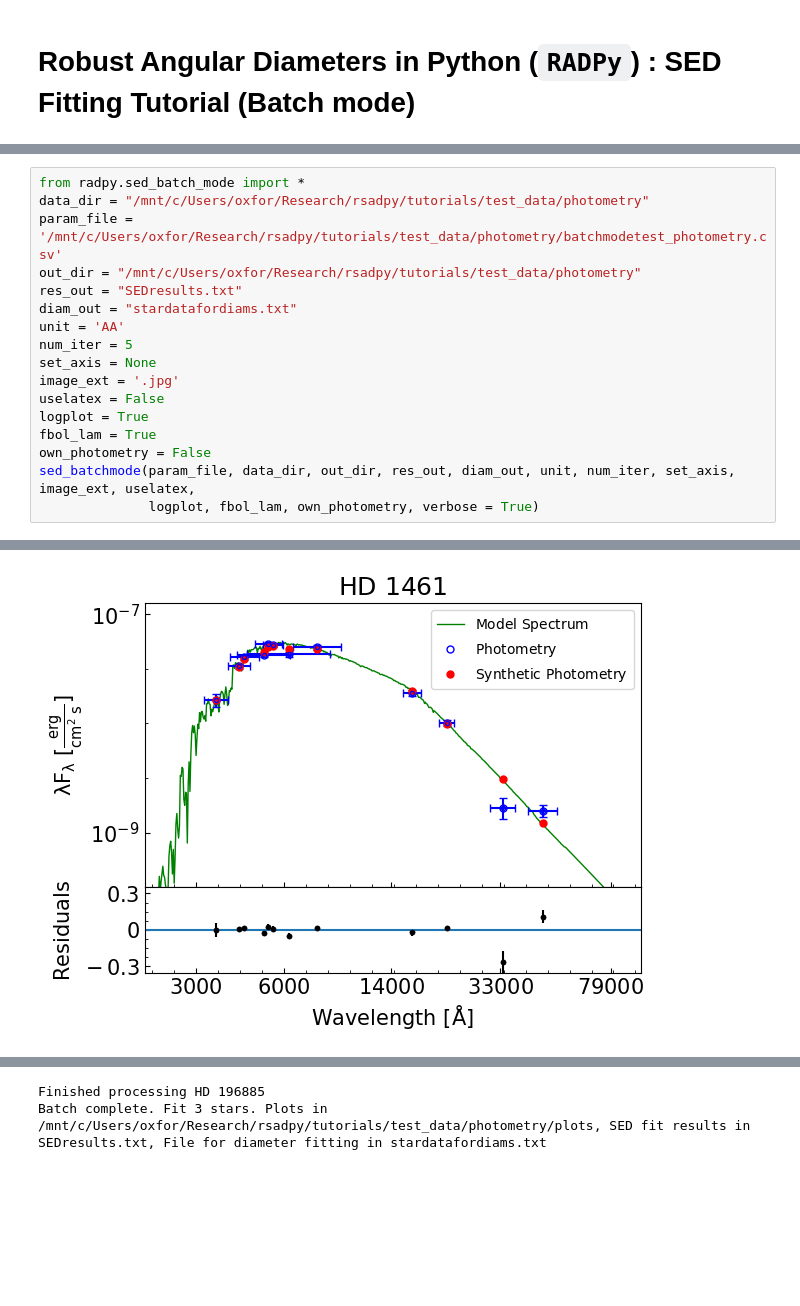
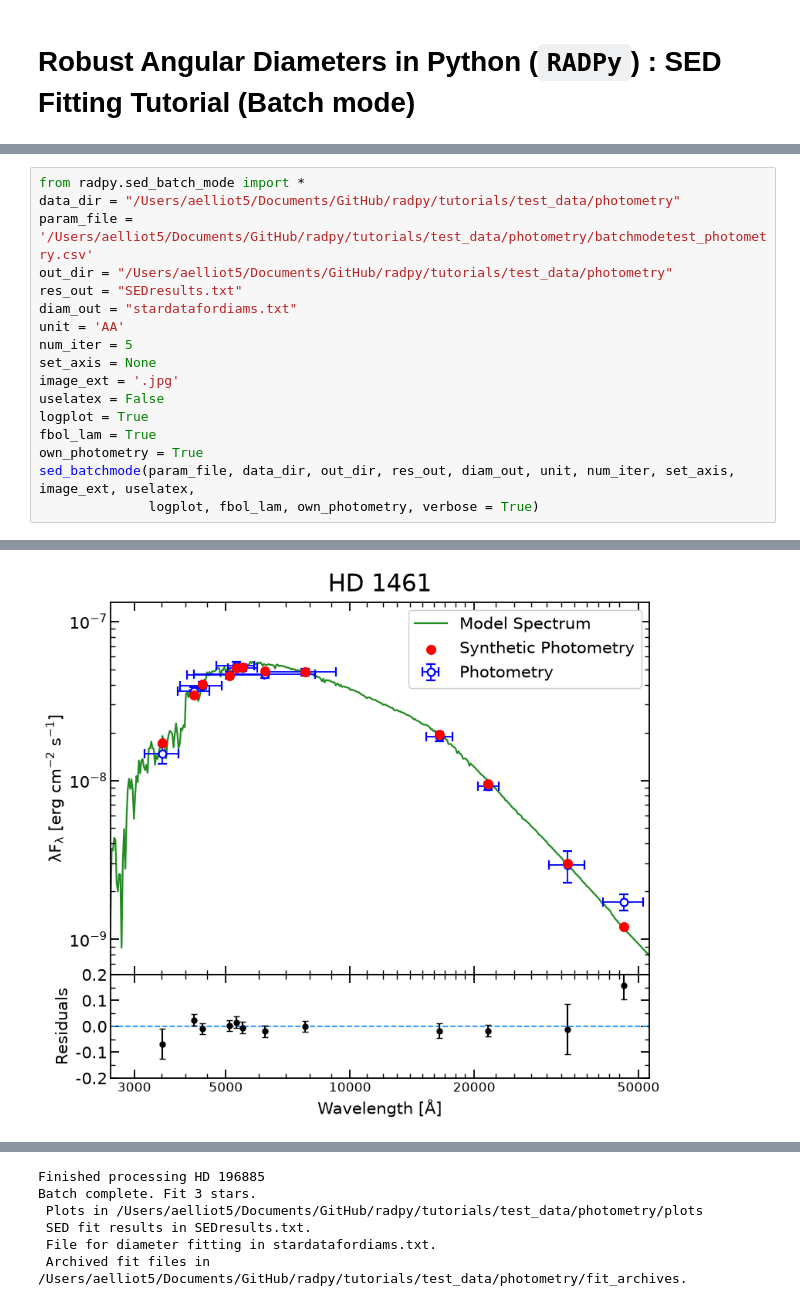
Before and after one commit to spaceashley/radpy, a Jupyter notebook: tutorials/SEDFittingTutorial_BatchMode.ipynb, the cells around one changed output, grey strips where cells are left out. Cells and saved outputs as stored; diff of their text form; blank space fills up the shorter version.

Commit message:
Updated the SED fitting tutorial notebooks with the new changes made to the code.

```diff
--- a/tutorials/SEDFittingTutorial_BatchMode.ipynb
+++ b/tutorials/SEDFittingTutorial_BatchMode.ipynb
@@ -271,9 +283,9 @@ After running `sed_batchmode()`, your SED fits will be saved in the file extensi
 If you chose to let `RADPy` extract photometry for you, I highly recommend inspecting the photometry it pulled, especially if the SED fits look odd. If you find that something isn't correct in the photometry file, remove or add photometry values to the files following the same filter name as the template in the single mode tutorial. Save the file and re-run `sed_batchmode()` and set the `own_photometry` flag to `True`.
 # %%
 from radpy.sed_batch_mode import *
-data_dir = "/mnt/c/Users/oxfor/Research/rsadpy/tutorials/test_data/photometry"
-param_file = '/mnt/c/Users/oxfor/Research/rsadpy/tutorials/test_data/photometry/batchmodetest_photometry.csv'
-out_dir = "/mnt/c/Users/oxfor/Research/rsadpy/tutorials/test_data/photometry"
+data_dir = "/Users/aelliot5/Documents/GitHub/radpy/tutorials/test_data/photometry"
+param_file = '/Users/aelliot5/Documents/GitHub/radpy/tutorials/test_data/photometry/batchmodetest_photometry.csv'
+out_dir = "/Users/aelliot5/Documents/GitHub/radpy/tutorials/test_data/photometry"
 res_out = "SEDresults.txt"
 diam_out = "stardatafordiams.txt"
 unit = 'AA'
@@ -283,7 +295,7 @@ image_ext = '.jpg'
 uselatex = False
 logplot = True
 fbol_lam = True
-own_photometry = False
+own_photometry = True
 sed_batchmode(param_file, data_dir, out_dir, res_out, diam_out, unit, num_iter, set_axis, image_ext, uselatex,
               logplot, fbol_lam, own_photometry, verbose = True)
 # %% [output]
@@ -307,4 +319,4 @@ Fe/H: 0.19
-[figure, old version]
+[figure, new version]
 Finished processing HD 1461
 --------------------------------------------------
 Starting processing for HD 58551
@@ -344,2 +356,6 @@ Fe/H: 0.23
 Finished processing HD 196885
-Batch complete. Fit 3 stars. Plots in /mnt/c/Users/oxfor/Research/rsadpy/tutorials/test_data/photometry/plots, SED fit results in SEDresults.txt, File for diameter fitting in stardatafordiams.txt
+Batch complete. Fit 3 stars.
+ Plots in /Users/aelliot5/Documents/GitHub/radpy/tutorials/test_data/photometry/plots
+ SED fit results in SEDresults.txt.
+ File for diameter fitting in stardatafordiams.txt.
+ Archived fit files in /Users/aelliot5/Documents/GitHub/radpy/tutorials/test_data/photometry/fit_archives.
```
Also changed, not shown: parts of 4 cells of this notebook, 20 other files.
